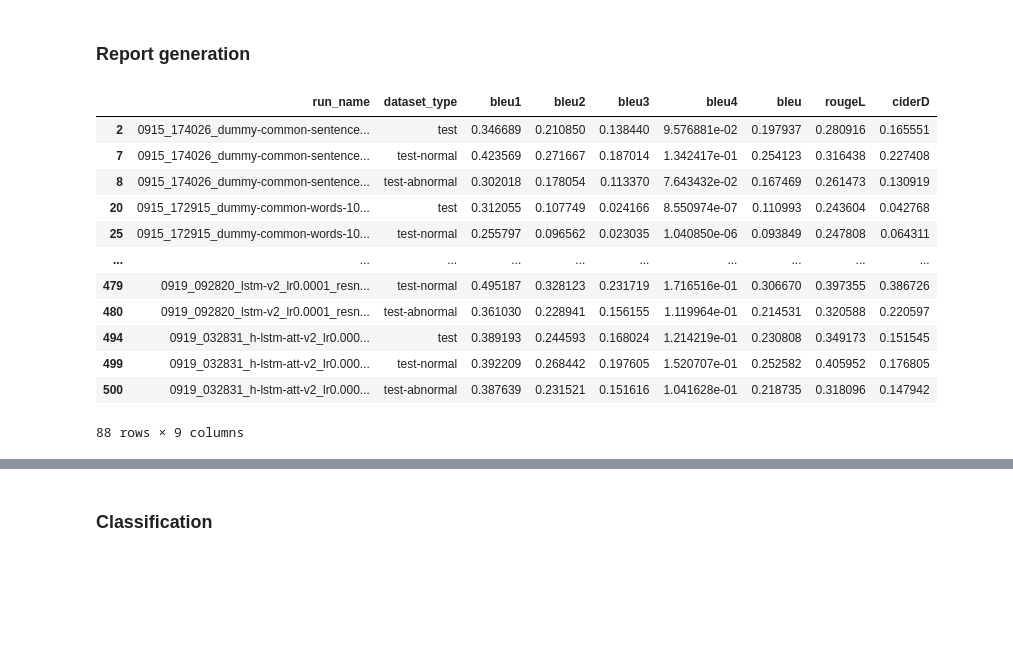
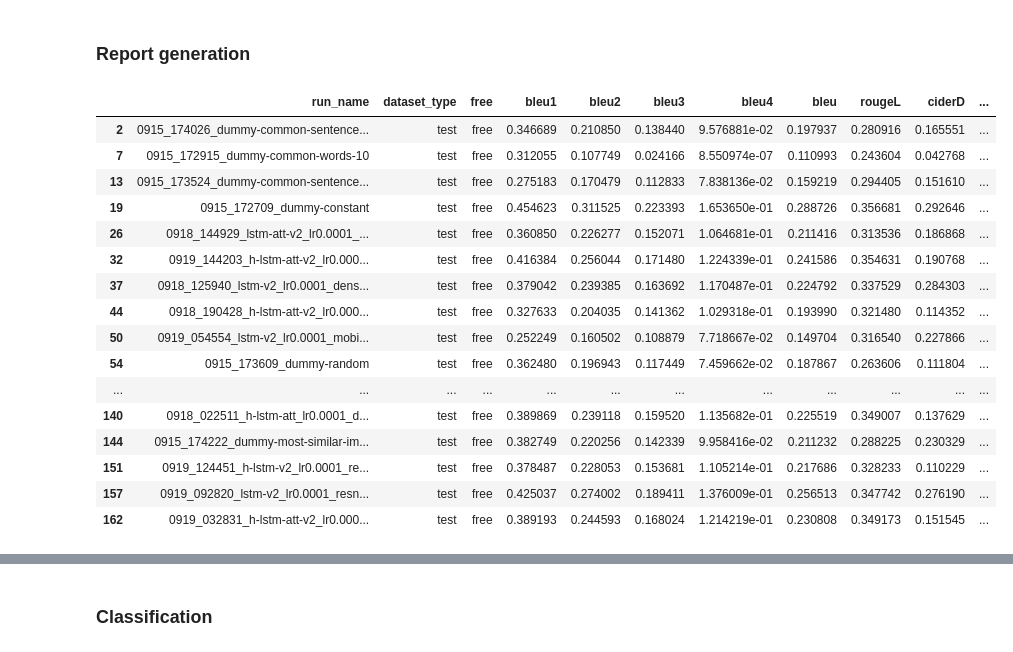
Before and after one commit to pdpino/medical-ai, a Jupyter notebook: medai/notebooks/results.ipynb, the cells around one changed output, grey strips where cells are left out. Drawn from its saved outputs; the diff is of its cells as text; code cells hidden in the pictures; blank space fills up the shorter version.

```diff
--- a/medai/notebooks/results.ipynb
+++ b/medai/notebooks/results.ipynb
@@ -81,0 +15,10 @@ def create_results_df(all_results):
+# %%
+def get_suffix(filename):
+    match = re.search('.*metrics-(?P<suffix>\w*)\.json', filename)
+    if match is None:
+        suffix = ''
+    else:
+        suffix = match.group('suffix')
+    return suffix
+# %%
+KEY_COLS = ['run_name', 'dataset_type', 'free']
@@ -82,4 +68,4 @@ def create_results_df(all_results):
 # %%
-RESULTS_DF = create_results_df(all_results)
+RESULTS_DF = load_results()
 RESULTS_DF.head()
 # %% [output]
@@ -92,5 +79,5 @@ RESULTS_DF.head()
 # %%
-def filter_results(dataset_type=None, metrics=None, contains=None):
+def filter_results(dataset_type=None, metrics=None, free=None, contains=None):
     df = RESULTS_DF
 
     if dataset_type:
@@ -99,6 +86,10 @@ def filter_results(dataset_type=None, metrics=None, contains=None):
         elif isinstance(dataset_type, (list, tuple)):
             dataset_type = set(dataset_type)
             df = df[df['dataset_type'].isin(dataset_type)]
+
+    if free is not None:
+        free_str = 'free' if free else 'notfree'
+        df = df.loc[df['free'] == free_str]
 
     if contains:
         filter_contains = lambda d, s: d.loc[d['run_name'].str.contains(s)]
@@ -109,8 +100,7 @@ def filter_results(dataset_type=None, metrics=None, contains=None):
             df = filter_contains(df, contains)
 
     if metrics:
-        columns = ['run_name', 'dataset_type']
-        columns += metrics
+        columns = KEY_COLS + metrics
         df = df[columns]
 
     return df
@@ -120,21 +110,27 @@ def filter_results(dataset_type=None, metrics=None, contains=None):
 NLP_METRICS = ['bleu1', 'bleu2', 'bleu3', 'bleu4', 'bleu', 'rougeL', 'ciderD']
 CHEXPERT_METRICS = ['recall', 'prec', 'f1', 'roc_auc']
 # %%
-filter_results(['test-normal', 'test', 'test-abnormal'], metrics=NLP_METRICS, contains='-free')
+filter_results(dataset_type=['test-normal', 'test', 'test-abnormal'],
+               metrics=NLP_METRICS + CHEXPERT_METRICS,
+               free=True)
 # %% [output]
-|  | run_name | dataset_type | bleu1 | bleu2 | bleu3 | bleu4 | bleu | rougeL | ciderD |
-| 2 | 0915_174026_dummy-common-sentence... | test | 0.346689 | 0.210850 | 0.138440 | 9.576881e-02 | 0.197937 | 0.280916 | 0.165551 |
-| 7 | 0915_174026_dummy-common-sentence... | test-normal | 0.423569 | 0.271667 | 0.187014 | 1.342417e-01 | 0.254123 | 0.316438 | 0.227408 |
-| 8 | 0915_174026_dummy-common-sentence... | test-abnormal | 0.302018 | 0.178054 | 0.113370 | 7.643432e-02 | 0.167469 | 0.261473 | 0.130919 |
-| 20 | 0915_172915_dummy-common-words-10... | test | 0.312055 | 0.107749 | 0.024166 | 8.550974e-07 | 0.110993 | 0.243604 | 0.042768 |
-| 25 | 0915_172915_dummy-common-words-10... | test-normal | 0.255797 | 0.096562 | 0.023035 | 1.040850e-06 | 0.093849 | 0.247808 | 0.064311 |
-| ... | ... | ... | ... | ... | ... | ... | ... | ... | ... |
-| 479 | 0919_092820_lstm-v2_lr0.0001_resn... | test-normal | 0.495187 | 0.328123 | 0.231719 | 1.716516e-01 | 0.306670 | 0.397355 | 0.386726 |
-| 480 | 0919_092820_lstm-v2_lr0.0001_resn... | test-abnormal | 0.361030 | 0.228941 | 0.156155 | 1.119964e-01 | 0.214531 | 0.320588 | 0.220597 |
-| 494 | 0919_032831_h-lstm-att-v2_lr0.000... | test | 0.389193 | 0.244593 | 0.168024 | 1.214219e-01 | 0.230808 | 0.349173 | 0.151545 |
-| 499 | 0919_032831_h-lstm-att-v2_lr0.000... | test-normal | 0.392209 | 0.268442 | 0.197605 | 1.520707e-01 | 0.252582 | 0.405952 | 0.176805 |
-| 500 | 0919_032831_h-lstm-att-v2_lr0.000... | test-abnormal | 0.387639 | 0.231521 | 0.151616 | 1.041628e-01 | 0.218735 | 0.318096 | 0.147942 |
+|  | run_name | dataset_type | free | bleu1 | bleu2 | bleu3 | bleu4 | bleu | rougeL | ciderD | ... |
+| 2 | 0915_174026_dummy-common-sentence... | test | free | 0.346689 | 0.210850 | 0.138440 | 9.576881e-02 | 0.197937 | 0.280916 | 0.165551 | ... |
+| 7 | 0915_172915_dummy-common-words-10 | test | free | 0.312055 | 0.107749 | 0.024166 | 8.550974e-07 | 0.110993 | 0.243604 | 0.042768 | ... |
+| 13 | 0915_173524_dummy-common-sentence... | test | free | 0.275183 | 0.170479 | 0.112833 | 7.838136e-02 | 0.159219 | 0.294405 | 0.151610 | ... |
+| 19 | 0915_172709_dummy-constant | test | free | 0.454623 | 0.311525 | 0.223393 | 1.653650e-01 | 0.288726 | 0.356681 | 0.292646 | ... |
+| 26 | 0918_144929_lstm-att-v2_lr0.0001_... | test | free | 0.360850 | 0.226277 | 0.152071 | 1.064681e-01 | 0.211416 | 0.313536 | 0.186868 | ... |
+| 32 | 0919_144203_h-lstm-att-v2_lr0.000... | test | free | 0.416384 | 0.256044 | 0.171480 | 1.224339e-01 | 0.241586 | 0.354631 | 0.190768 | ... |
+| 37 | 0918_125940_lstm-v2_lr0.0001_dens... | test | free | 0.379042 | 0.239385 | 0.163692 | 1.170487e-01 | 0.224792 | 0.337529 | 0.284303 | ... |
+| 44 | 0918_190428_h-lstm-att-v2_lr0.000... | test | free | 0.327633 | 0.204035 | 0.141362 | 1.029318e-01 | 0.193990 | 0.321480 | 0.114352 | ... |
+| 50 | 0919_054554_lstm-v2_lr0.0001_mobi... | test | free | 0.252249 | 0.160502 | 0.108879 | 7.718667e-02 | 0.149704 | 0.316540 | 0.227866 | ... |
+| 54 | 0915_173609_dummy-random | test | free | 0.362480 | 0.196943 | 0.117449 | 7.459662e-02 | 0.187867 | 0.263606 | 0.111804 | ... |
+| ... | ... | ... | ... | ... | ... | ... | ... | ... | ... | ... | ... |
+| 140 | 0918_022511_h-lstm-att_lr0.0001_d... | test | free | 0.389869 | 0.239118 | 0.159520 | 1.135682e-01 | 0.225519 | 0.349007 | 0.137629 | ... |
+| 144 | 0915_174222_dummy-most-similar-im... | test | free | 0.382749 | 0.220256 | 0.142339 | 9.958416e-02 | 0.211232 | 0.288225 | 0.230329 | ... |
+| 151 | 0919_124451_h-lstm-v2_lr0.0001_re... | test | free | 0.378487 | 0.228053 | 0.153681 | 1.105214e-01 | 0.217686 | 0.328233 | 0.110229 | ... |
+| 157 | 0919_092820_lstm-v2_lr0.0001_resn... | test | free | 0.425037 | 0.274002 | 0.189411 | 1.376009e-01 | 0.256513 | 0.347742 | 0.276190 | ... |
+| 162 | 0919_032831_h-lstm-att-v2_lr0.000... | test | free | 0.389193 | 0.244593 | 0.168024 | 1.214219e-01 | 0.230808 | 0.349173 | 0.151545 | ... |
-88 rows × 9 columns
 # %%
 metrics = [
     col
```
Also changed, not shown: parts of 15 cells of this notebook, 3 other files.
